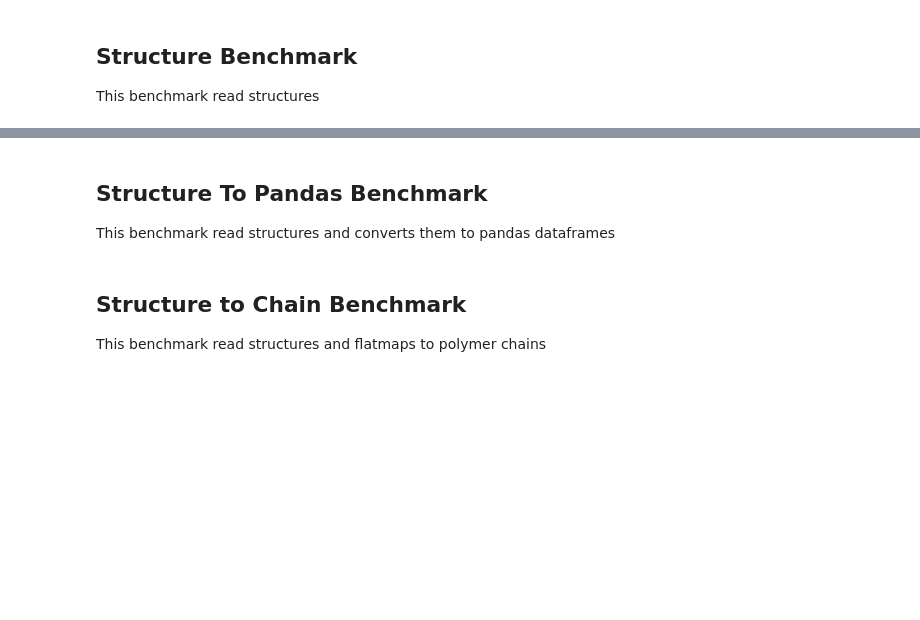
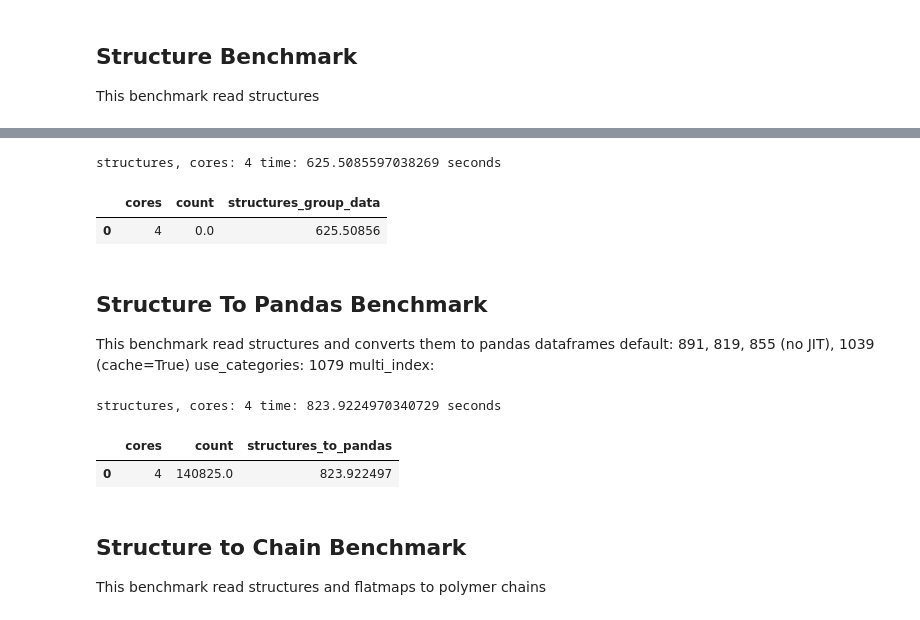
Before and after one commit to pwrose/mmtf-pyspark-benchmarks, a Jupyter notebook: notebooks/RunBenchmarks3.ipynb, the cells around one changed output, grey strips where cells are left out. Drawn from its saved outputs; the diff is of its cells as text; code cells hidden in the pictures; blank space fills up the shorter version.

```diff
--- a/notebooks/RunBenchmarks3.ipynb
+++ b/notebooks/RunBenchmarks3.ipynb
@@ -53,6 +62,9 @@ df_s
 # %%
-spark = SparkSession.builder.master("local[4]").appName("Benchmark3").getOrCreate()
-#structures = mmtfReader.read_sequence_file(path, first_model=True)
-structures = mmtfReader.download_full_mmtf_files(['4HHB'])
-#structures = structures.filter(lambda s: s[0] == '4HHB')
-dfs = structures.map(lambda s: s[1]).first()
+def structure(path, num_cores):
+    spark = SparkSession.builder.master("local[" + str(num_cores) + "]").appName("Benchmark3").getOrCreate()
+    structures = mmtfReader.read_sequence_file(path, first_model=True)
+    structures.foreach(lambda s: s[1].calc_core_group_data())
+    count = 0
+
+    spark.stop()
+    return count
@@ -87,0 +71,11 @@ df
+# %%
+df_s = pd.DataFrame(columns=('cores', 'structures_group_data'))
+
+for num_cores in cores:
+    start = time.time()
+    count = structure(path, num_cores)
+    end = time.time()
+    print('structures, cores:', num_cores, 'time:', end-start, 'seconds')
+    df_s = df_s.append([{'cores':num_cores, 'structures_group_data': end-start, 'count': count}], ignore_index=True, sort=True)
+# %% [output]
+structures, cores: 4 time: 625.5085597038269 seconds
@@ -88,6 +84,14 @@ df
+# %%
+df_s
+# %% [output]
+|  | cores | count | structures_group_data |
+| 0 | 4 | 0.0 | 625.50856 |
 # %% [markdown]
 ## Structure To Pandas Benchmark
 This benchmark read structures and converts them to pandas dataframes
+default: 891, 819, 855 (no JIT), 1039 (cache=True)
+use_categories: 1079
+multi_index:
 # %%
 def structure(path, num_cores):
     spark = SparkSession.builder.master("local[" + str(num_cores) + "]").appName("Benchmark3").getOrCreate()
@@ -106,10 +110,15 @@ for num_cores in cores:
     end = time.time()
     print('structures, cores:', num_cores, 'time:', end-start, 'seconds')
     df_s = df_s.append([{'cores':num_cores, 'structures_to_pandas': end-start, 'count': count}], ignore_index=True, sort=True)
+# %% [output]
+structures, cores: 4 time: 823.9224970340729 seconds
 # %%
 df_s.to_csv(os.path.join(results_dir, 'structures_to_pandas.csv'), index=False)
 # %%
 df_s
+# %% [output]
+|  | cores | count | structures_to_pandas |
+| 0 | 4 | 140825.0 | 823.922497 |
 # %% [markdown]
 ## Structure to Chain Benchmark
 This benchmark read structures and flatmaps to polymer chains
```
Also changed, not shown: parts of 17 cells of this notebook, 2 other files.
